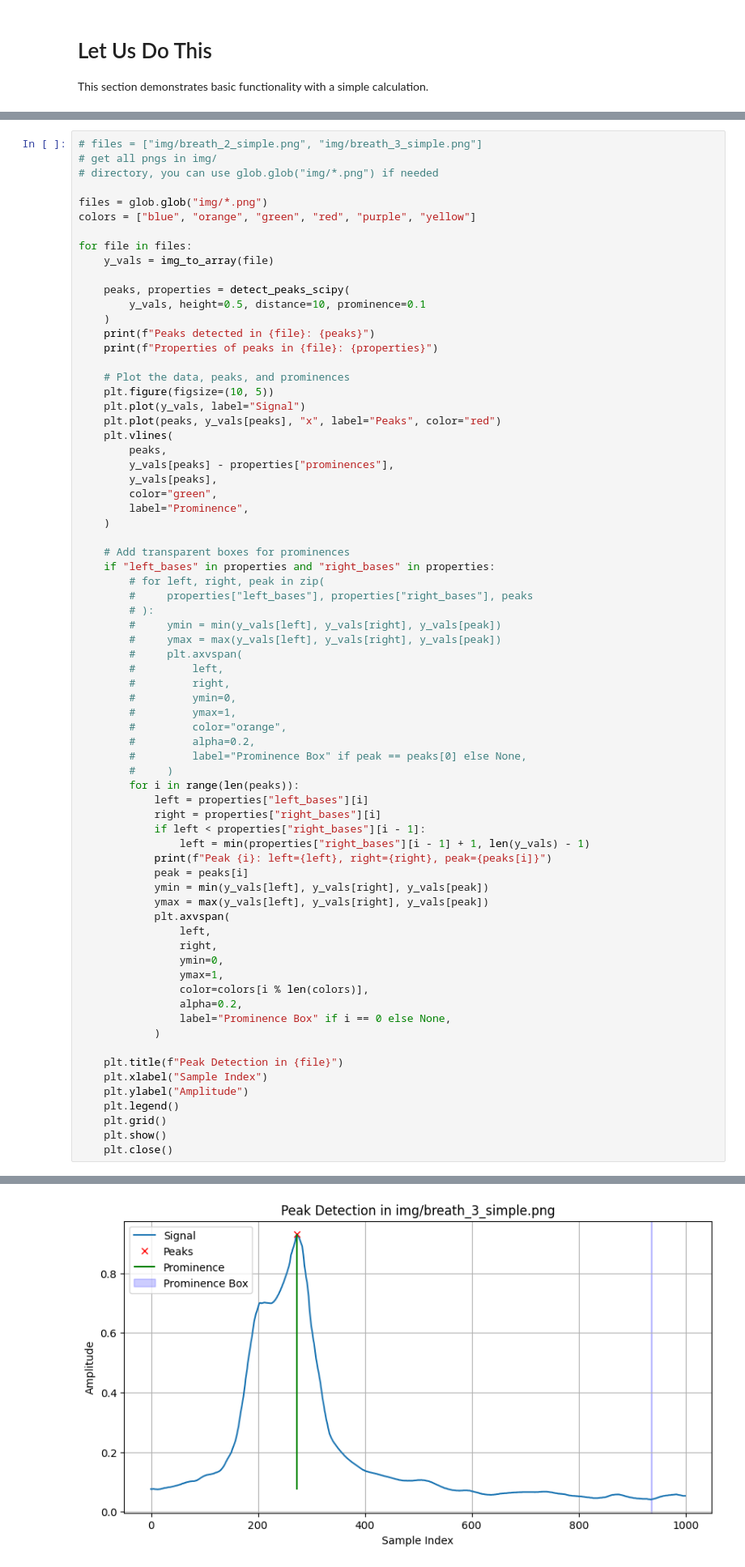
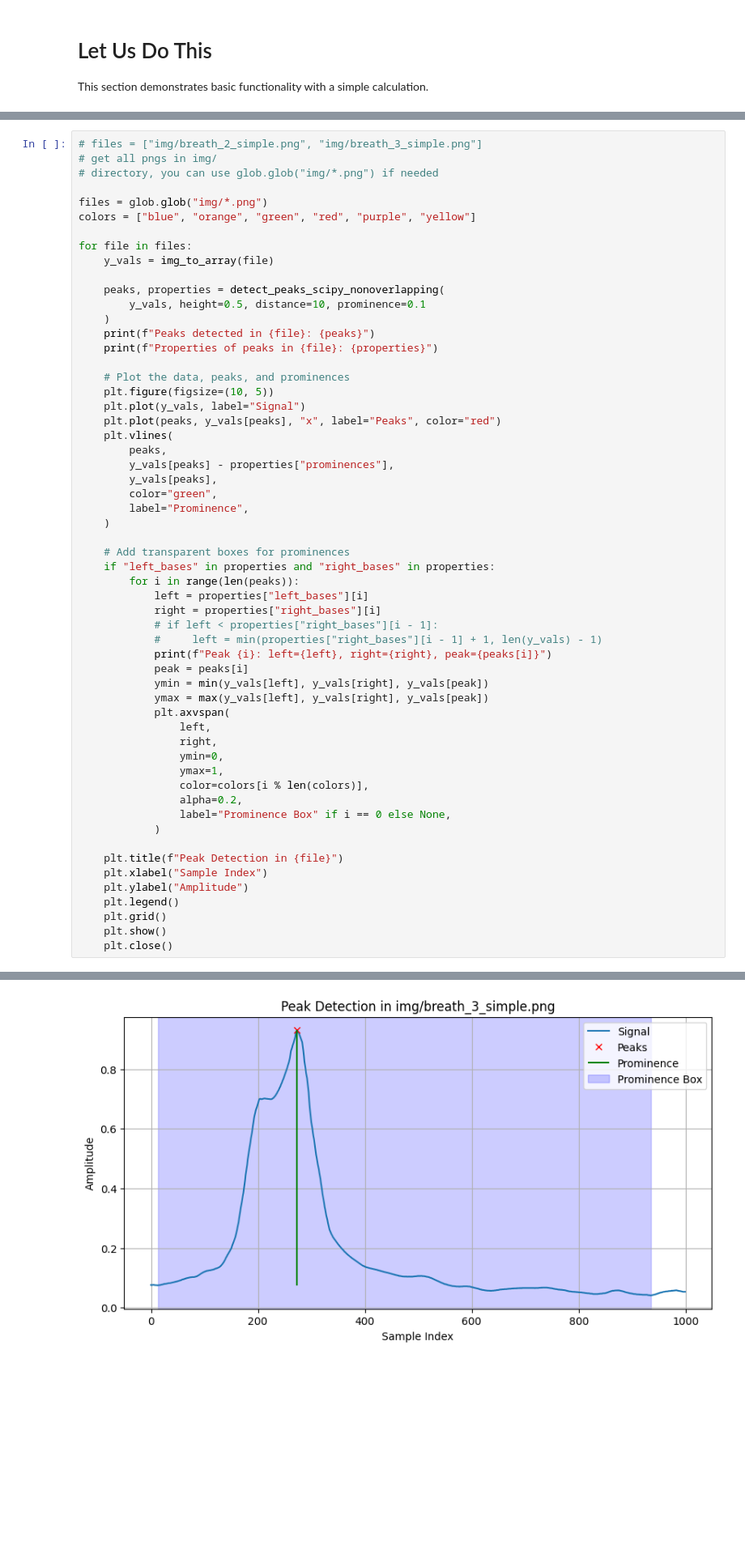
Before and after one commit to booty/jb_peak_detection, a Jupyter notebook: peak_detection_template.ipynb, the cells around one changed output, grey strips where cells are left out. Shown: that part at 81% size. Saved outputs shown, nothing was run; the diff lists cells and outputs as text; blank space fills up the shorter version.

Commit message:
Distinct peaks

```diff
--- a/peak_detection_template.ipynb
+++ b/peak_detection_template.ipynb
@@ -51,7 +118,7 @@ colors = ["blue", "orange", "green", "red", "purple", "yellow"]
 for file in files:
     y_vals = img_to_array(file)
 
-    peaks, properties = detect_peaks_scipy(
+    peaks, properties = detect_peaks_scipy_nonoverlapping(
         y_vals, height=0.5, distance=10, prominence=0.1
     )
     print(f"Peaks detected in {file}: {peaks}")
@@ -71,25 +138,11 @@ for file in files:
 
     # Add transparent boxes for prominences
     if "left_bases" in properties and "right_bases" in properties:
-        # for left, right, peak in zip(
-        #     properties["left_bases"], properties["right_bases"], peaks
-        # ):
-        #     ymin = min(y_vals[left], y_vals[right], y_vals[peak])
-        #     ymax = max(y_vals[left], y_vals[right], y_vals[peak])
-        #     plt.axvspan(
-        #         left,
-        #         right,
-        #         ymin=0,
-        #         ymax=1,
-        #         color="orange",
-        #         alpha=0.2,
-        #         label="Prominence Box" if peak == peaks[0] else None,
-        #     )
         for i in range(len(peaks)):
             left = properties["left_bases"][i]
             right = properties["right_bases"][i]
-            if left < properties["right_bases"][i - 1]:
-                left = min(properties["right_bases"][i - 1] + 1, len(y_vals) - 1)
+            # if left < properties["right_bases"][i - 1]:
+            #     left = min(properties["right_bases"][i - 1] + 1, len(y_vals) - 1)
             print(f"Peak {i}: left={left}, right={right}, peak={peaks[i]}")
             peak = peaks[i]
             ymin = min(y_vals[left], y_vals[right], y_vals[peak])
@@ -118,2 +171,2 @@ Peak 0: left=936, right=935, peak=273
-[figure, old version]
+[figure, new version]
 Peaks detected in img/flat.png: []
```
Also changed, not shown: parts of 2 cells of this notebook.
